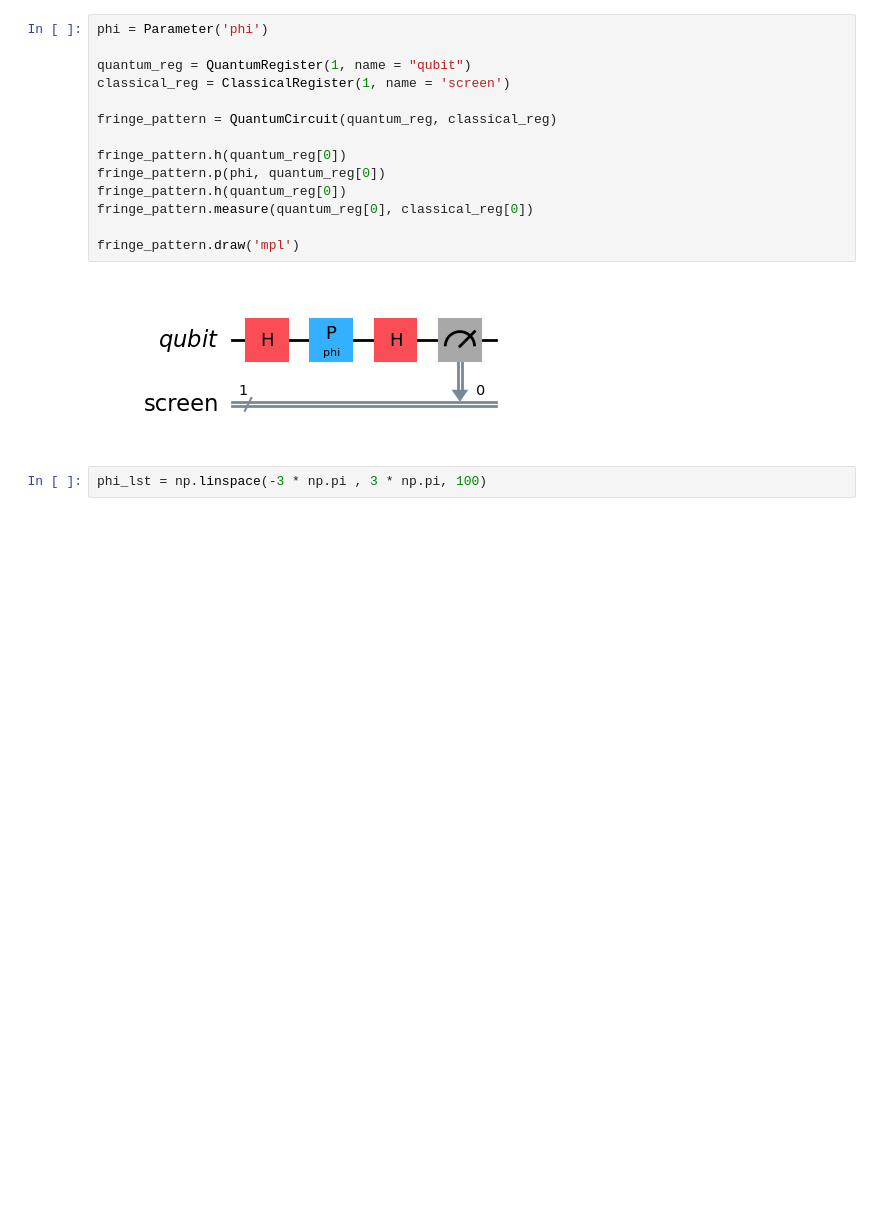
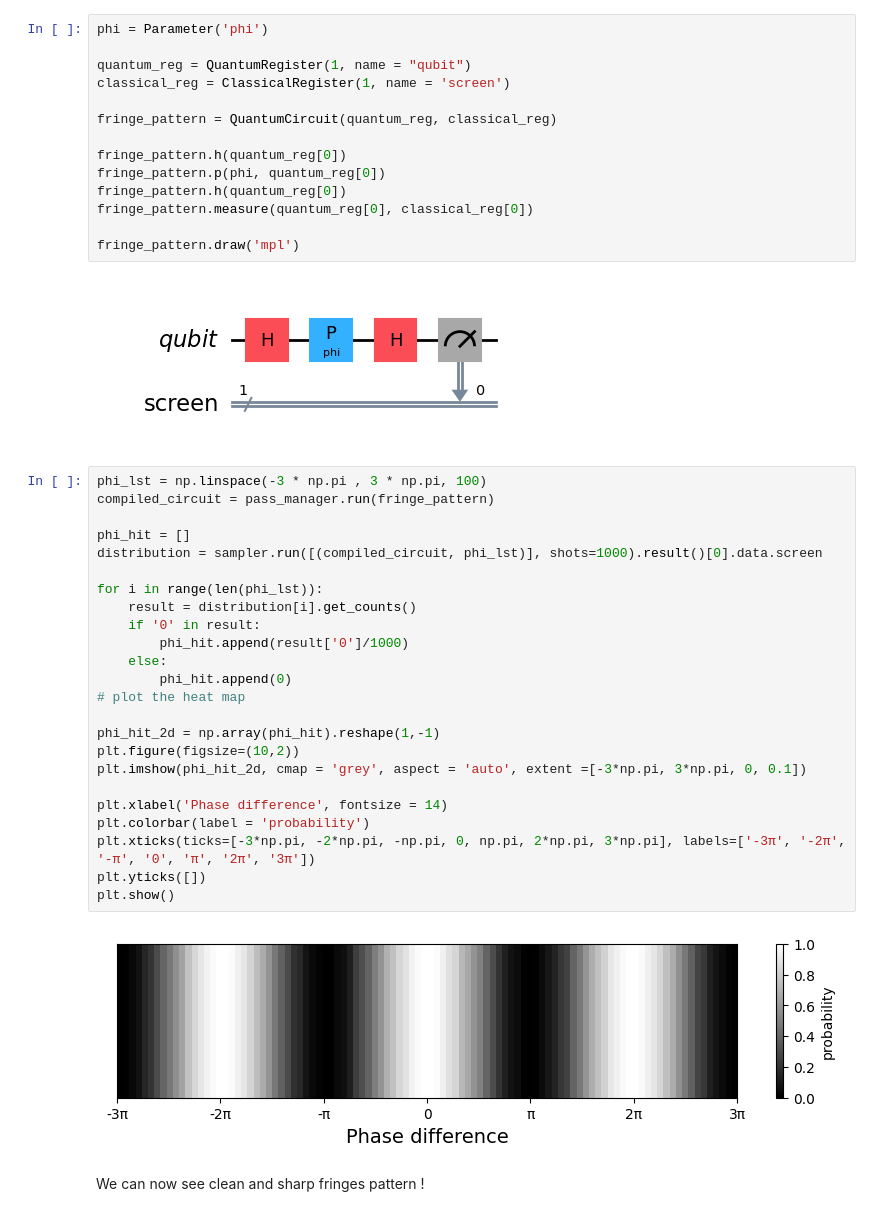
Before and after one commit to ali-tayyab/Recreating-the-Famous-Quantum-Experiments-with-Qiskit, a Jupyter notebook: double_slit_experiment.ipynb, the cells around one changed output. Cells and saved outputs as stored; diff of their text form; blank space fills up the shorter version.

Commit message:
CleanFringePatterns

```diff
--- a/double_slit_experiment.ipynb
+++ b/double_slit_experiment.ipynb
@@ -126,3 +126,29 @@ fringe_pattern.draw('mpl')
 [figure]
 # %%
 phi_lst = np.linspace(-3 * np.pi , 3 * np.pi, 100)
+compiled_circuit = pass_manager.run(fringe_pattern)
+
+phi_hit = []
+distribution = sampler.run([(compiled_circuit, phi_lst)], shots=1000).result()[0].data.screen
+
+for i in range(len(phi_lst)):
+    result = distribution[i].get_counts()
+    if '0' in result:
+        phi_hit.append(result['0']/1000)
+    else:
+        phi_hit.append(0)
+# plot the heat map
+
+phi_hit_2d = np.array(phi_hit).reshape(1,-1)
+plt.figure(figsize=(10,2))
+plt.imshow(phi_hit_2d, cmap = 'grey', aspect = 'auto', extent =[-3*np.pi, 3*np.pi, 0, 0.1])
+
+plt.xlabel('Phase difference', fontsize = 14)
+plt.colorbar(label = 'probability')
+plt.xticks(ticks=[-3*np.pi, -2*np.pi, -np.pi, 0, np.pi, 2*np.pi, 3*np.pi], labels=['-3π', '-2π', '-π', '0', 'π', '2π', '3π'])
+plt.yticks([])
+plt.show()
+# %% [output]
+[figure, added]
+# %% [markdown]
+We can now see clean and sharp fringes pattern !
```
Also changed, not shown: parts of 1 cell of this notebook.
